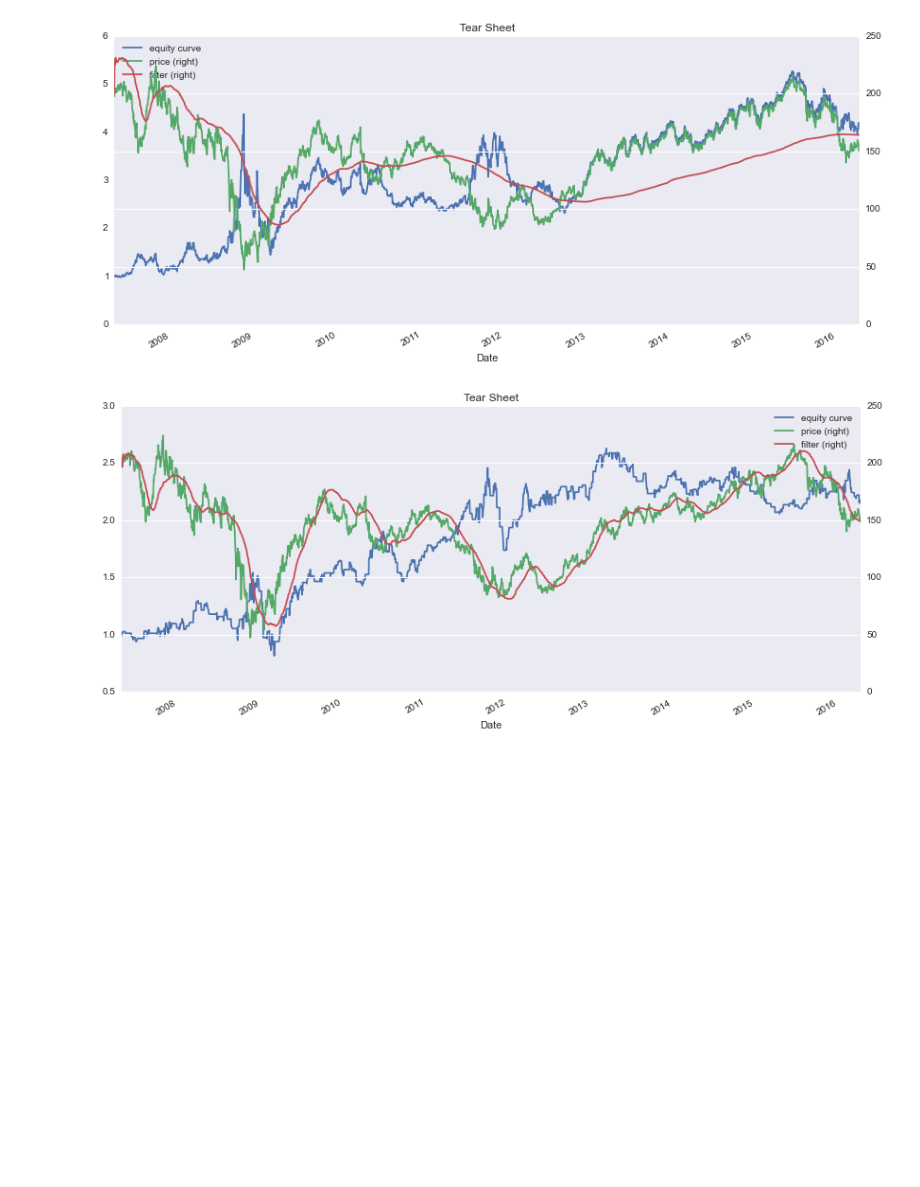
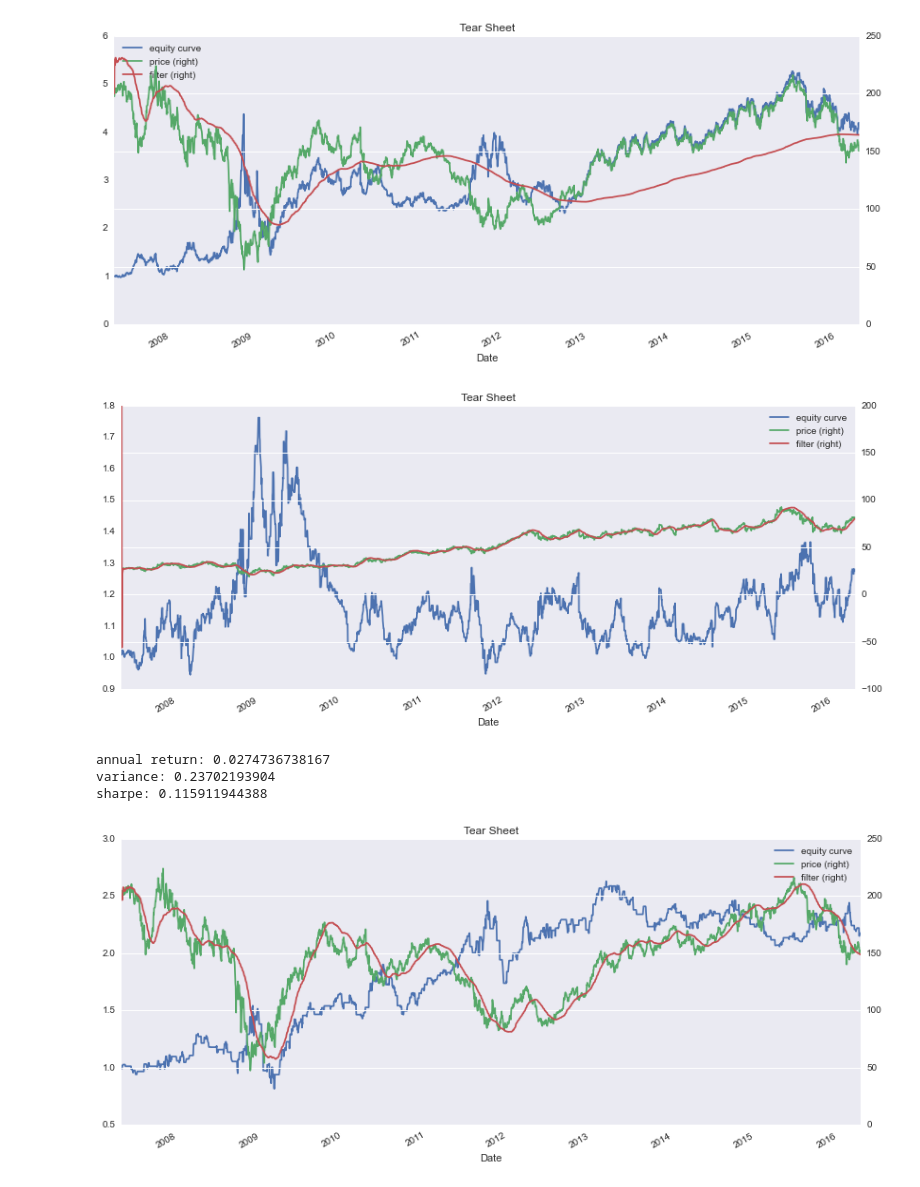
Before and after one commit to LiamConnell/AlgoResearch, a Jupyter notebook: SimulateTrades/Q_value_Testing.ipynb, the cells around one changed output. Drawn from its saved outputs; the diff is of its cells as text; code cells hidden in the pictures; blank space fills up the shorter version.

```diff
--- a/SimulateTrades/Q_value_Testing.ipynb
+++ b/SimulateTrades/Q_value_Testing.ipynb
@@ -56,6 +89,38 @@ def play_with_Q(df, Q):
     return df
 # %%
 df = play_with_Q(df, .000001)
+# %%
+def get_tear_sheet(df, Q, trade_logic, days_regr):
+    xs, cov = sf.run(data = df, Q=Q)
+    df['new_smooth_col'] = xs[:,0]
+    if trade_logic=='old':
+        df = get_historical_positions_old2(df, 'new_smooth_col',
+                                           'new_pos_col' ,  days_returning=days_regr)
+    if trade_logic=='new':
+        df = get_historical_positions_old(df, 'new_smooth_col',
+                                           'new_pos_col')
+    df['new_returns'] = df['daily_rets']*df['new_pos_col']
+
+    np.cumprod(df.new_returns+1).plot(label="equity curve", legend=True,
+                                      title='Tear Sheet', figsize=(14,6))
+    df['Adj Close'].plot(secondary_y=True, label="price", legend=True)
+    df.new_smooth_col.plot(secondary_y=True, label="filter", legend=True)
+    show()
+
+    timedelt= df.index[-1] - df.index[1]
+    years = timedelt.days/365
+    total_ret = np.cumprod(df.new_returns+1)[-10]**(1/years) - 1
+    print('annual return: %s' %total_ret)
+    var = np.std(df.new_returns)*np.sqrt(252)
+    print('variance: %s' %var)
+    print('sharpe: %s' %(total_ret/var))
+# %%
+get_tear_sheet(df, .00001, 'old', 1)
+# %% [output]
+[figure, added]
+annual return: 0.0274736738167
+variance: 0.23702193904
+sharpe: 0.115911944388
 # %%
 np.cumprod(df.new_returns+1).plot(label="equity curve", legend=True,
                                   title='Tear Sheet', figsize=(14,6))
```
Also changed, not shown: parts of 2 cells of this notebook, 9 other files.
